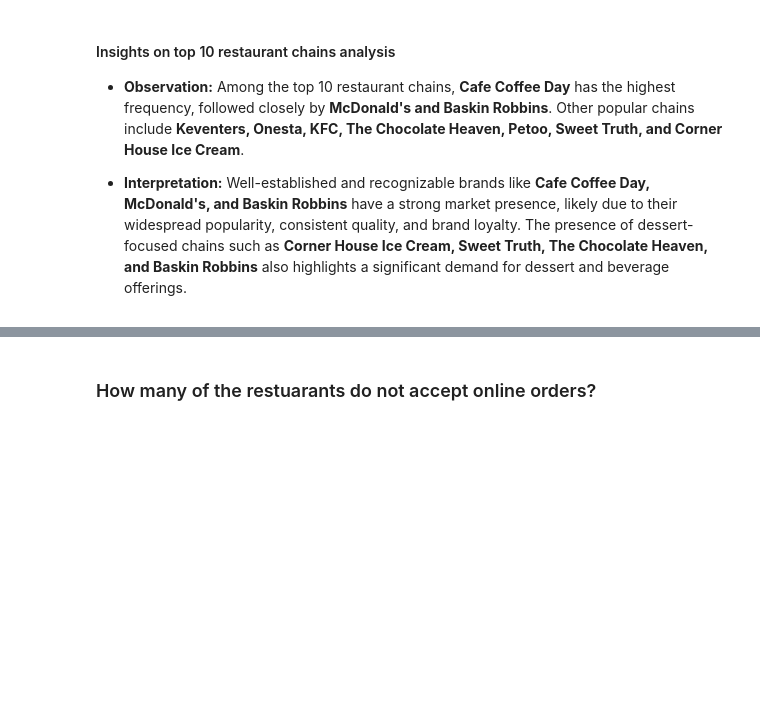
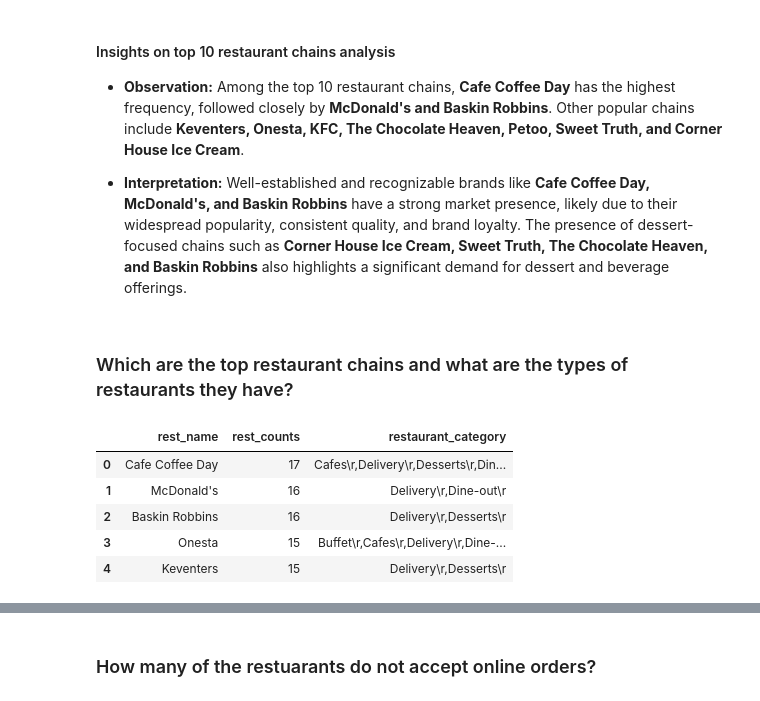
Before and after one commit to Bhuvi128/Bengaluru-Restaurant-Trends-Analysis, a Jupyter notebook: Bengaluru Restaurant Trends Analysis.ipynb, the cells around one changed output, grey strips where cells are left out. Cells and saved outputs as stored; diff of their text form; code cells hidden in the pictures; blank space fills up the shorter version.

```diff
--- a/Bengaluru Restaurant Trends Analysis.ipynb
+++ b/Bengaluru Restaurant Trends Analysis.ipynb
@@ -88,3 +88,24 @@ plt.show()
 
 - **Interpretation:**
   Well-established and recognizable brands like **Cafe Coffee Day, McDonald's, and Baskin Robbins** have a strong market presence, likely due to their widespread popularity, consistent quality, and brand loyalty. The presence of dessert-focused chains such as **Corner House Ice Cream, Sweet Truth, The Chocolate Heaven, and Baskin Robbins** also highlights a significant demand for dessert and beverage offerings.
+# %% [markdown]
+### Which are the top restaurant chains and what are the types of restaurants they have?
+# %%
+query = """
+select re.rest_name, count(*) rest_counts,
+group_concat(distinct li.listed_rest_type) as restaurant_category
+from restaurant re left join listing_type li
+on re.listing_id = li.listing_id
+group by re.rest_name
+order by rest_counts desc
+limit 12;
+"""
+top_12_rest_resttype = pd.read_sql(query, conn)
+top_12_rest_resttype.head()
+# %% [output]
+|  | rest_name | rest_counts | restaurant_category |
+| 0 | Cafe Coffee Day | 17 | Cafes\r,Delivery\r,Desserts\r,Din... |
+| 1 | McDonald's | 16 | Delivery\r,Dine-out\r |
+| 2 | Baskin Robbins | 16 | Delivery\r,Desserts\r |
+| 3 | Onesta | 15 | Buffet\r,Cafes\r,Delivery\r,Dine-... |
+| 4 | Keventers | 15 | Delivery\r,Desserts\r |
```
Also changed, not shown: parts of 4 cells of this notebook, 1 other file.
